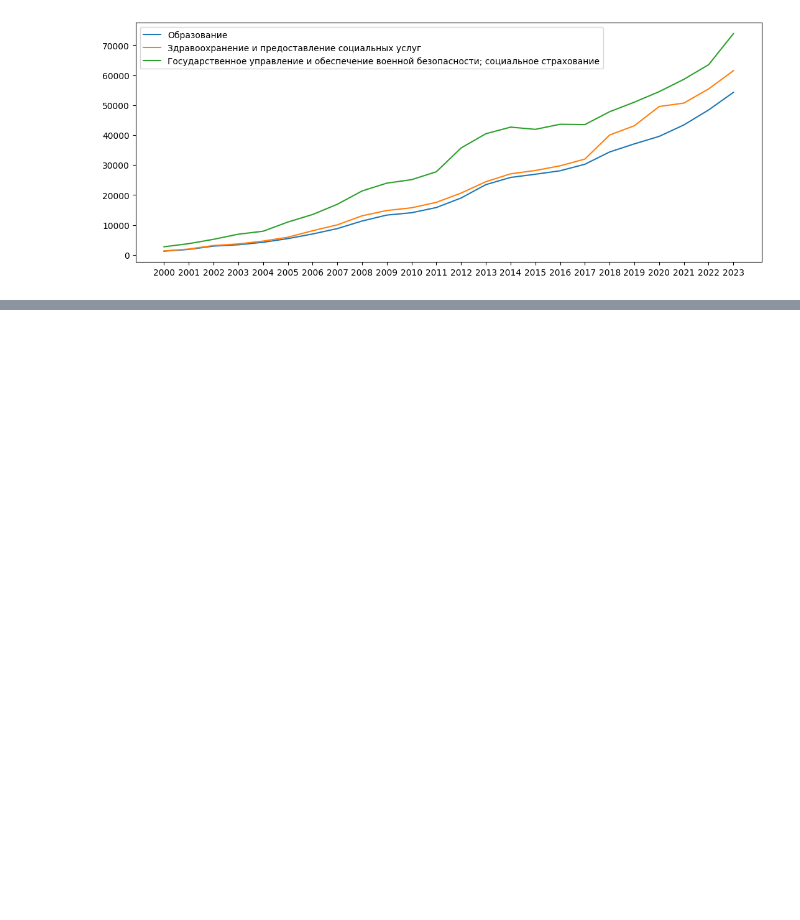
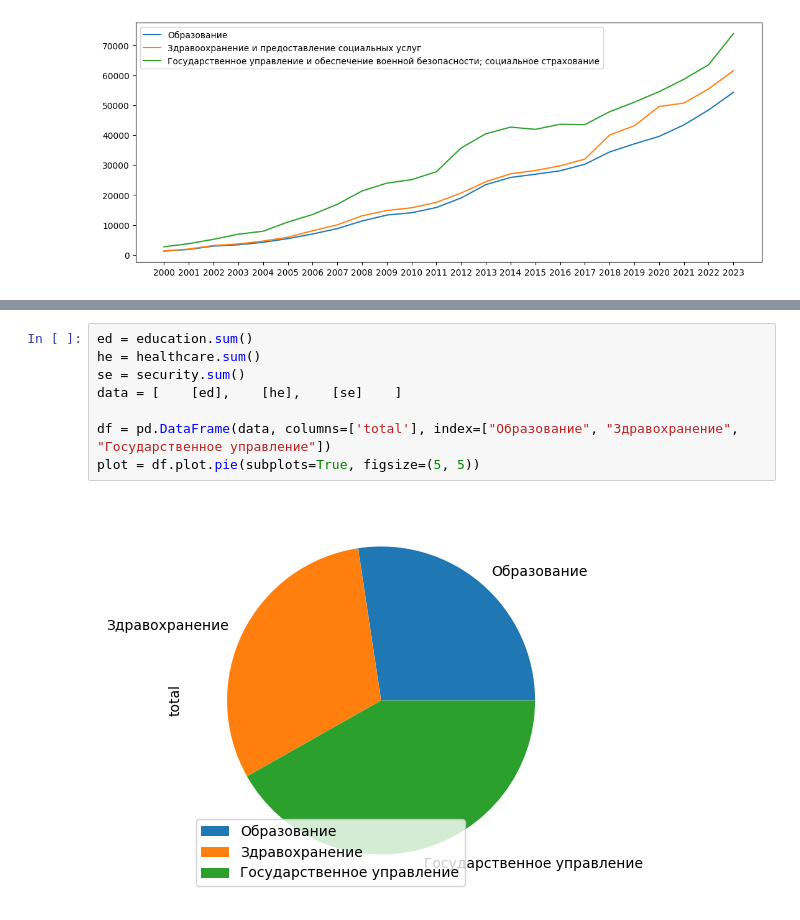
Before and after one commit to Borislove/salary-analysis-643-py, a Jupyter notebook: salary_analysis_643_py.ipynb, the cells around one changed output, grey strips where cells are left out. Saved outputs shown, nothing was run; the diff lists cells and outputs as text; blank space fills up the shorter version.

```diff
--- a/salary_analysis_643_py.ipynb
+++ b/salary_analysis_643_py.ipynb
@@ -126,0 +195,10 @@ plt.show()
+# %%
+ed = education.sum()
+he = healthcare.sum()
+se = security.sum()
+data = [    [ed],    [he],    [se]    ]
+
+df = pd.DataFrame(data, columns=['total'], index=["Образование", "Здравохранение", "Государственное управление"])
+plot = df.plot.pie(subplots=True, figsize=(5, 5))
+# %% [output]
+[figure, added]
```
Also changed, not shown: parts of 51 cells of this notebook.
